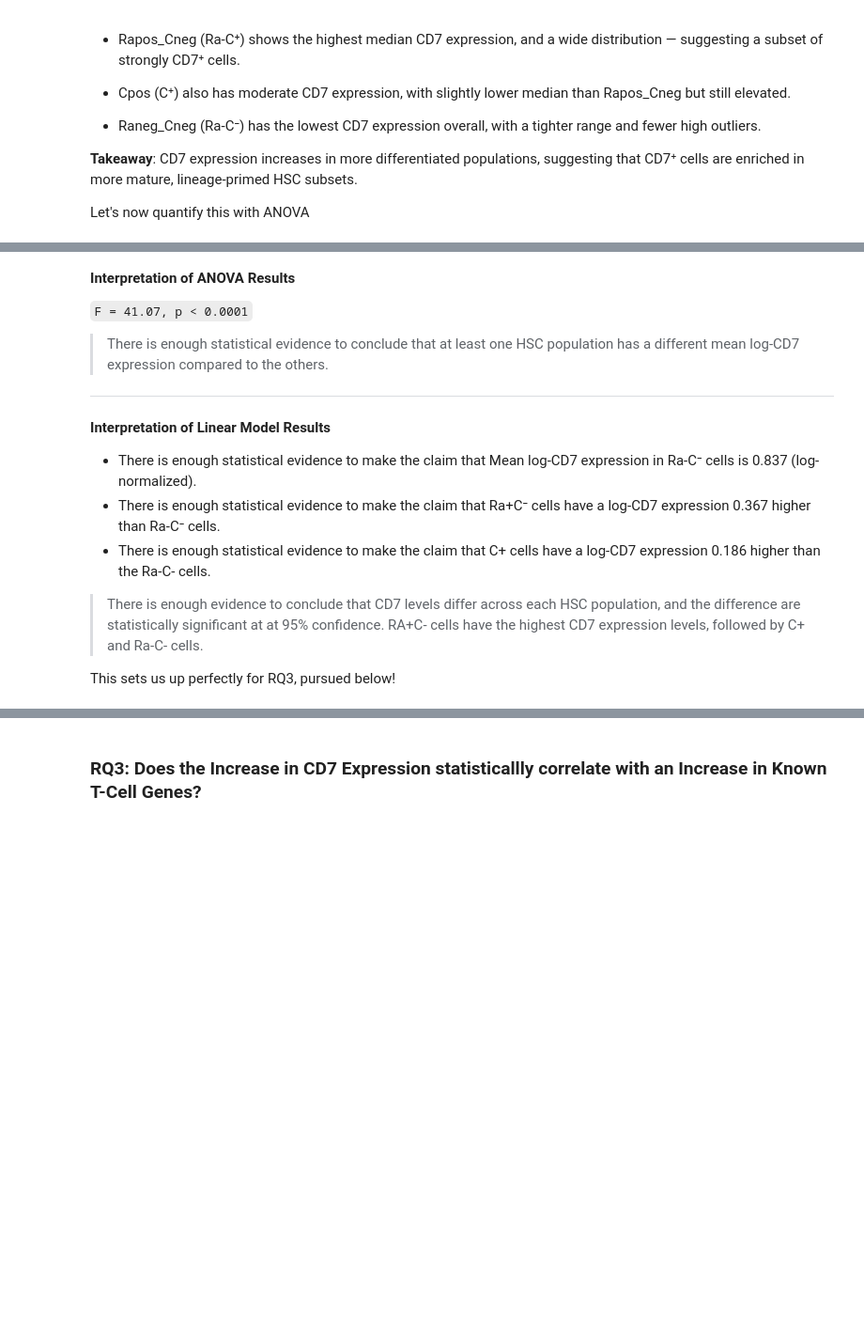
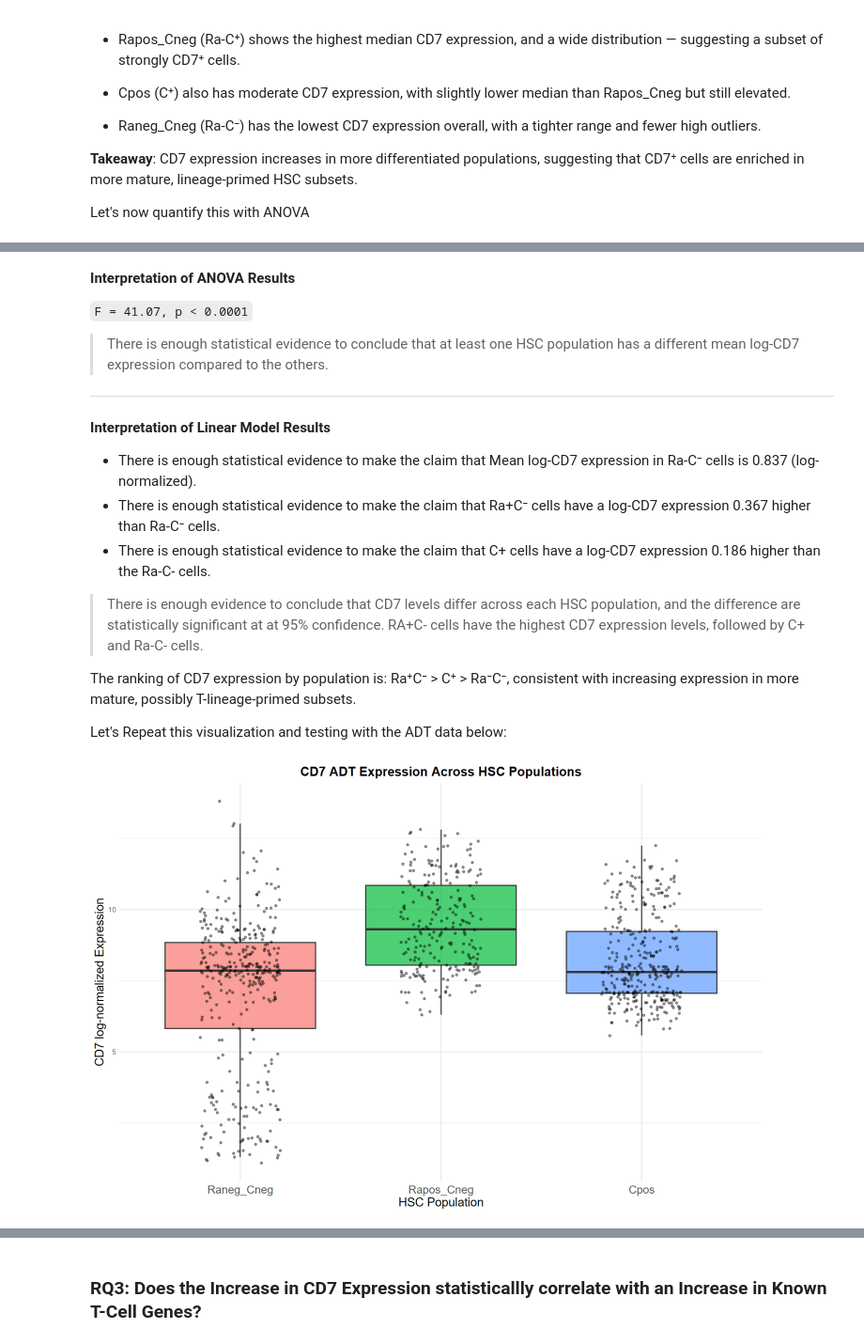
Before and after one commit to piyush-1903/ZandstraEaves_DirectedStudies, a Jupyter notebook: Aim1/d7-d13_RNASeq/Aim2_Analysis.ipynb, the cells around one changed output, grey strips where cells are left out. Shown at 94% size. Saved outputs shown, nothing was run; the diff lists cells and outputs as text; code cells hidden in the pictures; blank space fills up the shorter version.

```diff
--- a/Aim1/d7-d13_RNASeq/Aim2_Analysis.ipynb
+++ b/Aim1/d7-d13_RNASeq/Aim2_Analysis.ipynb
@@ -818,4 +839,39 @@ tidy(cd7_group_lm)
 
 > There is enough evidence to conclude that CD7 levels differ across each HSC population, and the difference are statistically significant at at 95% confidence. RA+C- cells have the highest CD7 expression levels, followed by C+ and Ra-C- cells.
 
-This sets us up perfectly for RQ3, pursued below!
+The ranking of CD7 expression by population is: Ra⁺C⁻ > C⁺ > Ra⁻C⁻, consistent with increasing expression in more mature, possibly T-lineage-primed subsets.
+
+Let's Repeat this visualization and testing with the ADT data below:
+# %%
+# Part 1: Boxplot Visualization
+
+options(repr.plot.width = 12, repr.plot.height = 8)
+
+# Step 1: Filter to 3 populations and CD7+ / CD7_low cells only
+rq2_df <- adt_filtered_df %>%
+  filter(
+    Group %in% c("Raneg_Cneg", "Rapos_Cneg", "Cpos"),
+    CD7_geneStat != "CD7_0"
+  )
+
+# Step 2: Ensure Group is a factor with a sensible order
+rq2_df$Group <- factor(rq2_df$Group, levels = c("Raneg_Cneg", "Rapos_Cneg", "Cpos"))
+
+# Step 3: Create boxplot
+ggplot(rq2_df, aes(x = Group, y = CD7_adt, fill = Group)) +
+  geom_boxplot(outlier.shape = NA, alpha = 0.7) +
+  geom_jitter(width = 0.2, size = 0.8, alpha = 0.4) +
+  labs(
+    title = "CD7 ADT Expression Across HSC Populations",
+    x = "HSC Population",
+    y = "CD7 log-normalized Expression"
+  ) +
+  theme_minimal() +
+  theme(
+    legend.position = "none",
+    axis.text.x = element_text(size = 14),
+    plot.title = element_text(hjust = 0.5, size = 16, face = "bold"),
+    axis.title = element_text(size = 15)
+  )
+# %% [output]
+[figure, added]
```
Also changed, not shown: parts of 6 cells of this notebook.
